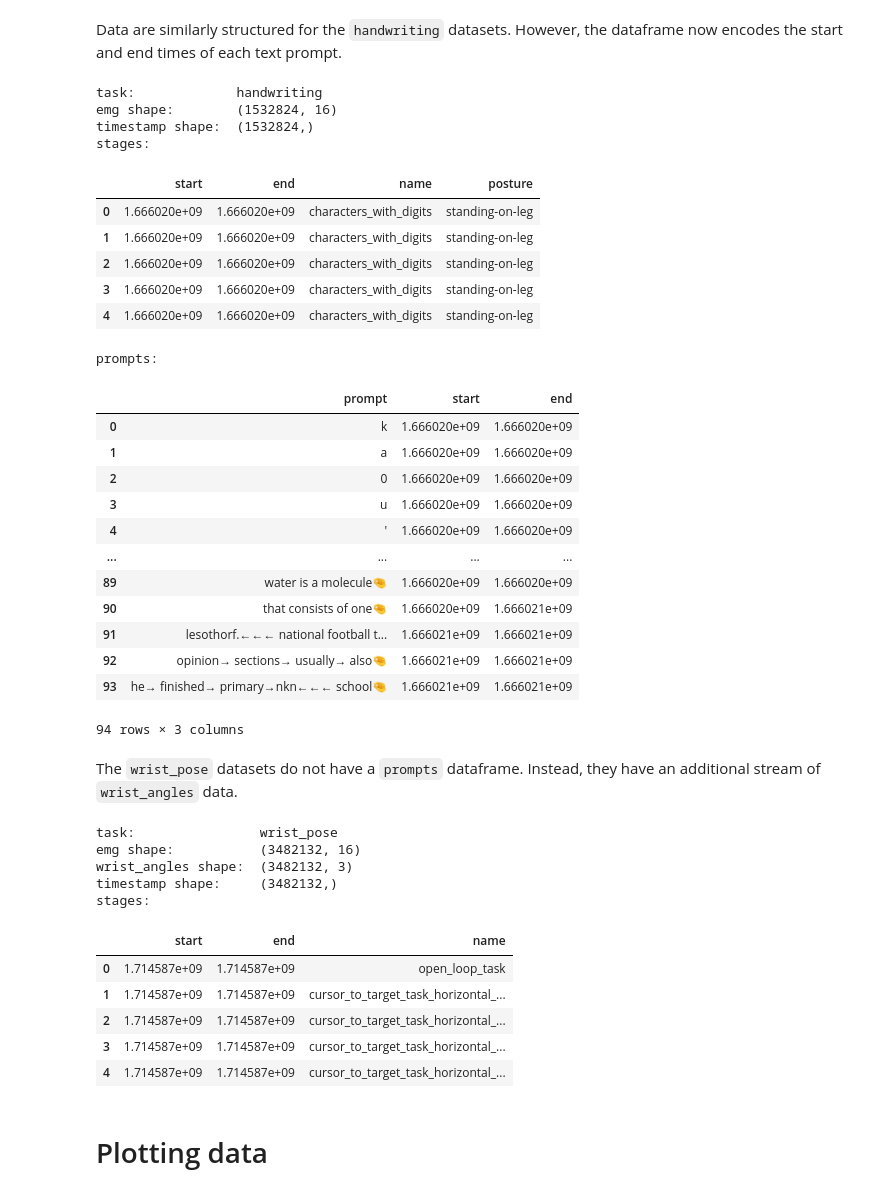
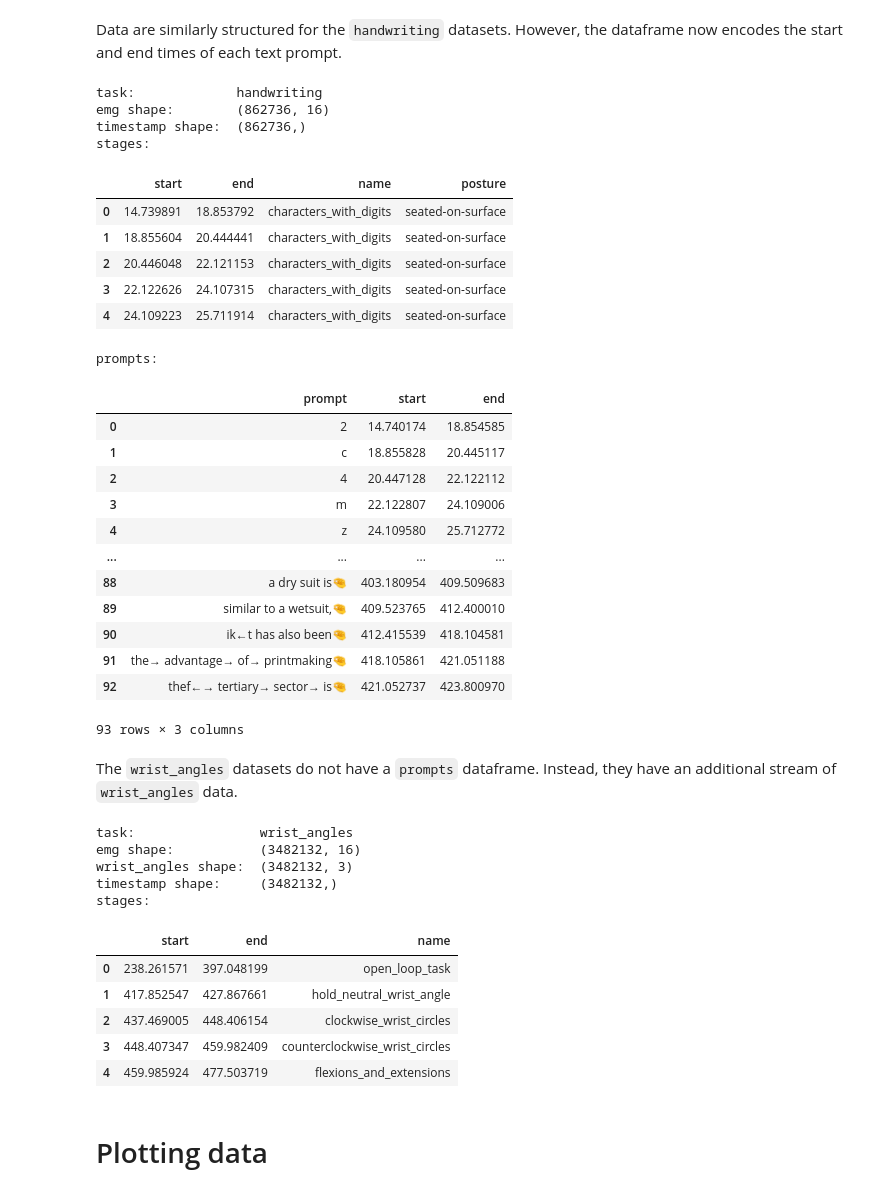
Before and after one commit to facebookresearch/generic-neuromotor-interface, a Jupyter notebook: loading_emg_data.ipynb, the cells around one changed output. Saved outputs shown, nothing was run; the diff lists cells and outputs as text; code cells hidden in the pictures.

```diff
--- a/loading_emg_data.ipynb
+++ b/loading_emg_data.ipynb
@@ -25,7 +25,7 @@ root_data_folder = "~/emg_data/"
 
 
 def get_task_files(root_data_folder: str, task: str):
-    """Get all hdf5 files for a given task (discrete_gestures, handwriting, or wrist_pose)."""
+    """Get all hdf5 files for a given task (discrete_gestures, handwriting, or wrist_angles)."""
     task_folder = os.path.join(os.path.expanduser(root_data_folder), task)
     return glob.glob(os.path.join(task_folder, '*.hdf5'))
 # %% [markdown]
@@ -94,53 +94,53 @@ print("prompts:")
 display(data.prompts)
 # %% [output]
 task:             handwriting
-emg shape:        (1532824, 16)
-timestamp shape:  (1532824,)
+emg shape:        (862736, 16)
+timestamp shape:  (862736,)
 stages:
 |  | start | end | name | posture |
-| 0 | 1.666020e+09 | 1.666020e+09 | characters_with_digits | standing-on-leg |
-| 1 | 1.666020e+09 | 1.666020e+09 | characters_with_digits | standing-on-leg |
-| 2 | 1.666020e+09 | 1.666020e+09 | characters_with_digits | standing-on-leg |
-| 3 | 1.666020e+09 | 1.666020e+09 | characters_with_digits | standing-on-leg |
-| 4 | 1.666020e+09 | 1.666020e+09 | characters_with_digits | standing-on-leg |
+| 0 | 14.739891 | 18.853792 | characters_with_digits | seated-on-surface |
+| 1 | 18.855604 | 20.444441 | characters_with_digits | seated-on-surface |
+| 2 | 20.446048 | 22.121153 | characters_with_digits | seated-on-surface |
+| 3 | 22.122626 | 24.107315 | characters_with_digits | seated-on-surface |
+| 4 | 24.109223 | 25.711914 | characters_with_digits | seated-on-surface |
 prompts:
 |  | prompt | start | end |
-| 0 | k | 1.666020e+09 | 1.666020e+09 |
-| 1 | a | 1.666020e+09 | 1.666020e+09 |
-| 2 | 0 | 1.666020e+09 | 1.666020e+09 |
-| 3 | u | 1.666020e+09 | 1.666020e+09 |
-| 4 | ' | 1.666020e+09 | 1.666020e+09 |
+| 0 | 2 | 14.740174 | 18.854585 |
+| 1 | c | 18.855828 | 20.445117 |
+| 2 | 4 | 20.447128 | 22.122112 |
+| 3 | m | 22.122807 | 24.109006 |
+| 4 | z | 24.109580 | 25.712772 |
 | ... | ... | ... | ... |
-| 89 | water is a molecule🤏 | 1.666020e+09 | 1.666020e+09 |
-| 90 | that consists of one🤏 | 1.666020e+09 | 1.666021e+09 |
-| 91 | lesothorf.←←← national football t... | 1.666021e+09 | 1.666021e+09 |
-| 92 | opinion→ sections→ usually→ also🤏 | 1.666021e+09 | 1.666021e+09 |
-| 93 | he→ finished→ primary→nkn←←← school🤏 | 1.666021e+09 | 1.666021e+09 |
+| 88 | a dry suit is🤏 | 403.180954 | 409.509683 |
+| 89 | similar to a wetsuit,🤏 | 409.523765 | 412.400010 |
+| 90 | ik←t has also been🤏 | 412.415539 | 418.104581 |
+| 91 | the→ advantage→ of→ printmaking🤏 | 418.105861 | 421.051188 |
+| 92 | thef←→ tertiary→ sector→ is🤏 | 421.052737 | 423.800970 |
-94 rows × 3 columns
+93 rows × 3 columns
 # %% [markdown]
-The `wrist_pose` datasets do not have a `prompts` dataframe. Instead, they have an additional stream of `wrist_angles` data.
+The `wrist_angles` datasets do not have a `prompts` dataframe. Instead, they have an additional stream of `wrist_angles` data.
 # %%
-file = get_task_files(root_data_folder, "wrist_pose")[0]
+file = get_task_files(root_data_folder, "wrist_angles")[0]
 data = load_data(file)
 
 print("task:               ", data.task)
 print("emg shape:          ", data.emg.shape)
 print("wrist_angles shape: ", data.wrist_angles.shape)
 print("timestamp shape:    ", data.time.shape)
 print("stages:")
 display(data.stages.head())
 # %% [output]
-task:                wrist_pose
+task:                wrist_angles
 emg shape:           (3482132, 16)
 wrist_angles shape:  (3482132, 3)
 timestamp shape:     (3482132,)
 stages:
 |  | start | end | name |
-| 0 | 1.714587e+09 | 1.714587e+09 | open_loop_task |
-| 1 | 1.714587e+09 | 1.714587e+09 | cursor_to_target_task_horizontal_... |
-| 2 | 1.714587e+09 | 1.714587e+09 | cursor_to_target_task_horizontal_... |
-| 3 | 1.714587e+09 | 1.714587e+09 | cursor_to_target_task_horizontal_... |
-| 4 | 1.714587e+09 | 1.714587e+09 | cursor_to_target_task_horizontal_... |
+| 0 | 238.261571 | 397.048199 | open_loop_task |
+| 1 | 417.852547 | 427.867661 | hold_neutral_wrist_angle |
+| 2 | 437.469005 | 448.406154 | clockwise_wrist_circles |
+| 3 | 448.407347 | 459.982409 | counterclockwise_wrist_circles |
+| 4 | 459.985924 | 477.503719 | flexions_and_extensions |
 # %% [markdown]
 # Plotting data
 # %% [markdown]
```
Also changed, not shown: parts of 12 cells of this notebook, 2 other files.
